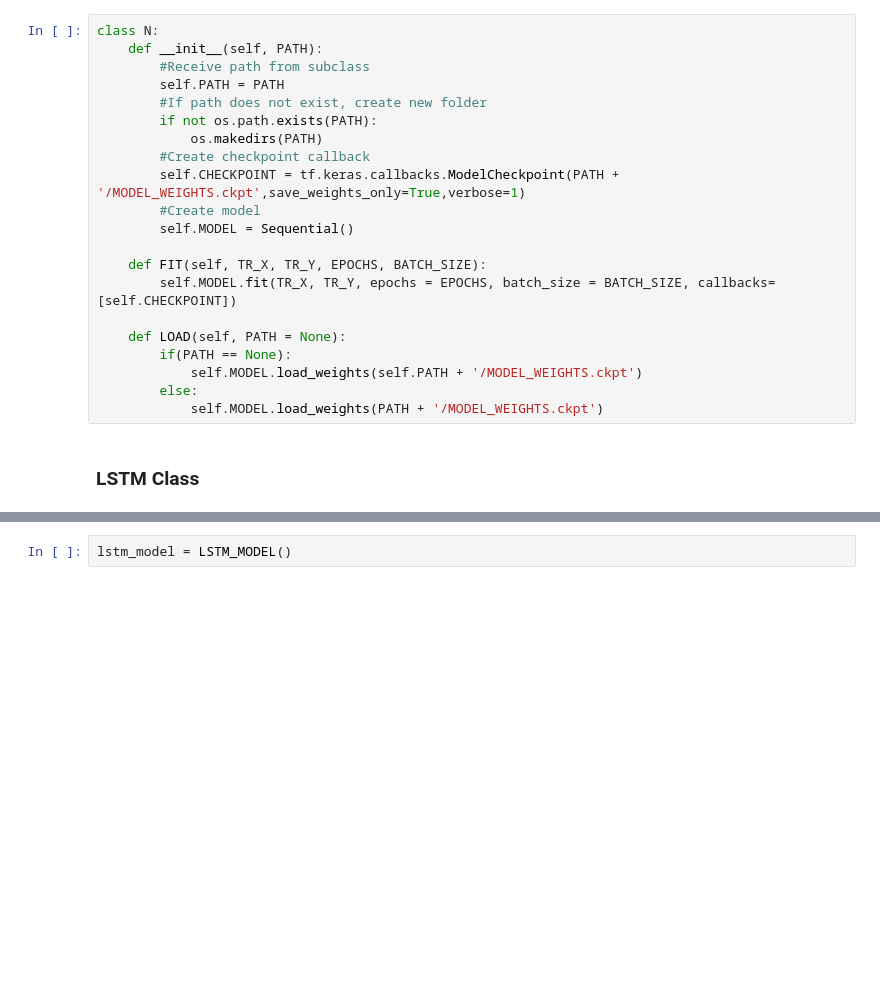
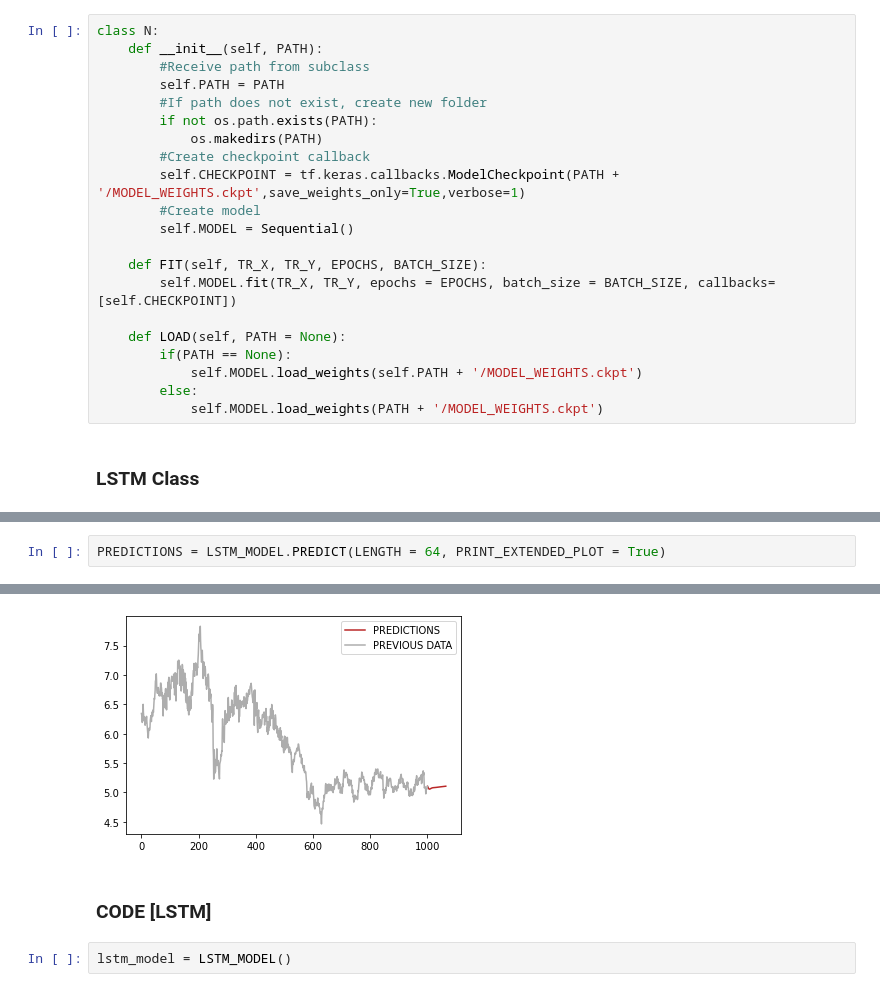
Before and after one commit to bananamilkt/Trend-Forecasting-Models, a Jupyter notebook: LSTM.ipynb, the cells around one changed output, grey strips where cells are left out. Saved outputs shown, nothing was run; the diff lists cells and outputs as text; blank space fills up the shorter version.

```diff
--- a/LSTM.ipynb
+++ b/LSTM.ipynb
@@ -372,0 +488,3 @@ class LSTM_MODEL(N):
+# %%
+PREDICTIONS = LSTM_MODEL.PREDICT(LENGTH = 64, PRINT_EXTENDED_PLOT = True)
+# %% [output]
@@ -373,3 +508,6 @@ class LSTM_MODEL(N):
+[figure, added]
+# %% [markdown]
+### CODE [LSTM]
 # %%
 lstm_model = LSTM_MODEL()
 # %% [output]
```
Also changed, not shown: parts of 10 cells of this notebook, 1 other file.
